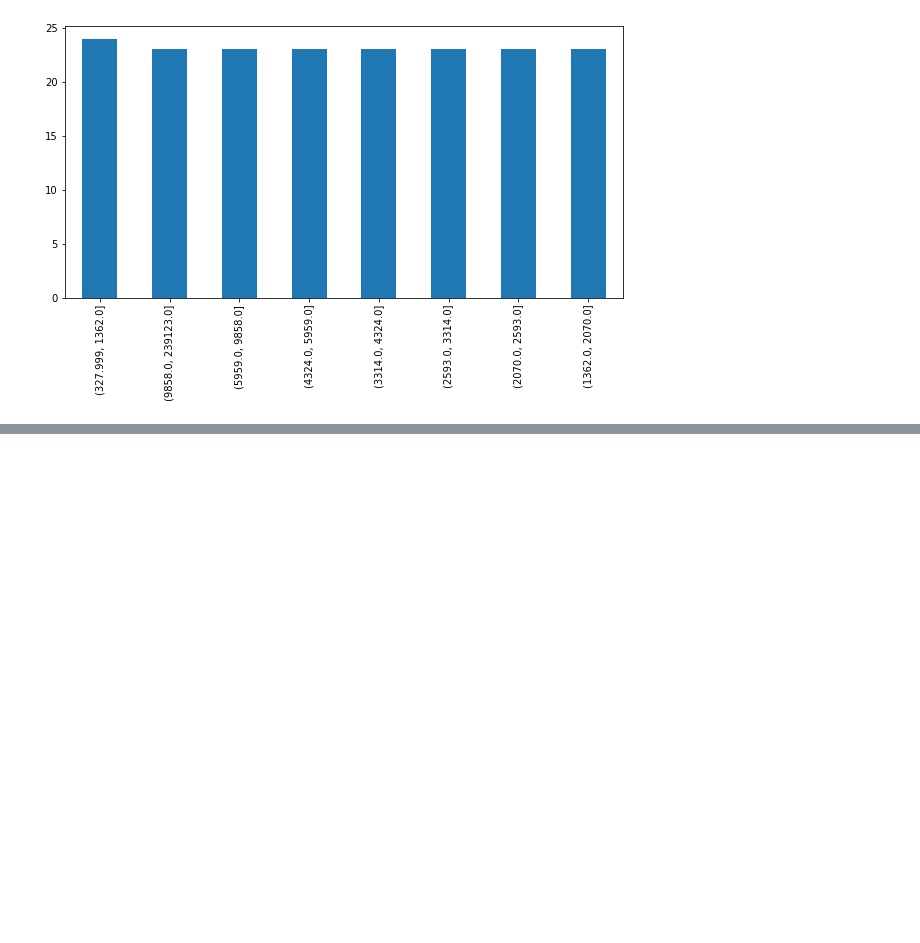
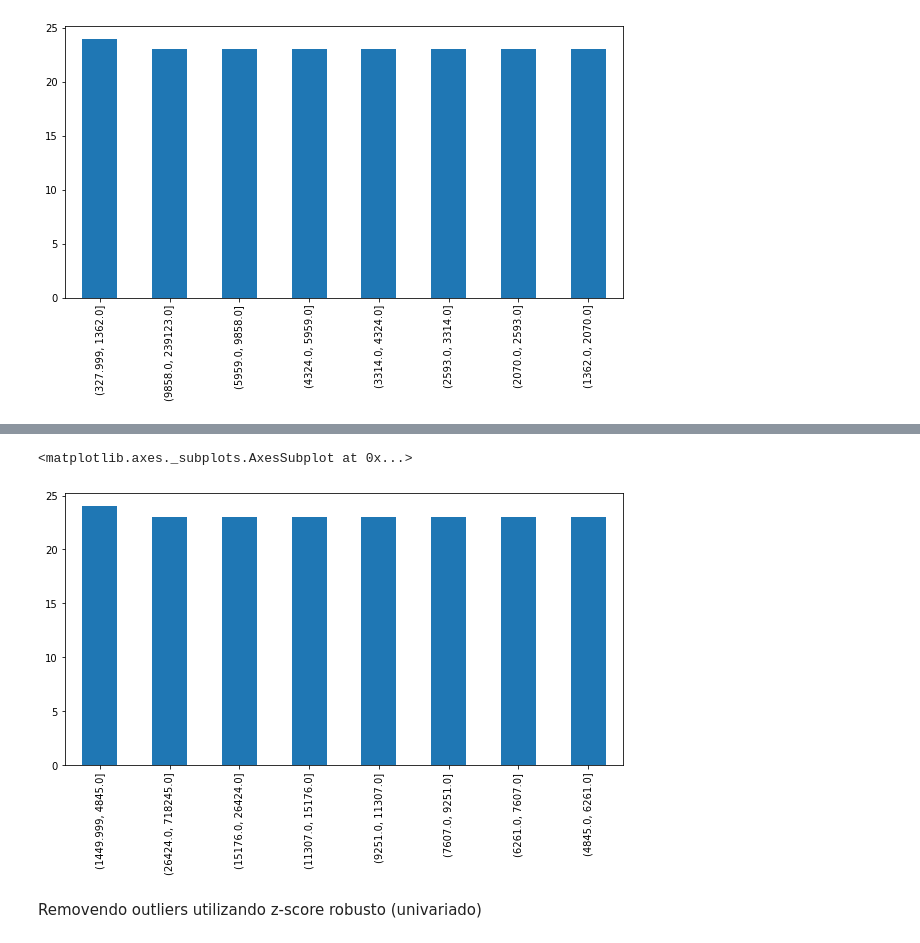
Before and after one commit to VictorMarques94/IntCD, a Jupyter notebook: ProjetoCD.ipynb, the cells around one changed output, grey strips where cells are left out. Drawn from its saved outputs; the diff is of its cells as text; code cells hidden in the pictures; blank space fills up the shorter version.

```diff
--- a/ProjetoCD.ipynb
+++ b/ProjetoCD.ipynb
@@ -336,0 +406,4 @@ counts.plot.bar(figsize=(10,5))
+# %%
+#Discretizando VOTOS
+base['VOTOS_inter_1'] = pd.qcut(base['VOTOS'],8)
+base['VOTOS_inter_1'].value_counts()
@@ -336,0 +420,9 @@ counts.plot.bar(figsize=(10,5))
+# %%
+#Grafico de VOTOS discretizado
+counts = base['VOTOS_inter_1'].value_counts()
+counts.plot.bar(figsize=(10,5))
+# %% [output]
+<matplotlib.axes._subplots.AxesSubplot at 0x...>
+[figure, added]
+# %% [markdown]
+Removendo outliers utilizando z-score robusto (univariado)
```
Also changed, not shown: parts of 51 cells of this notebook.
